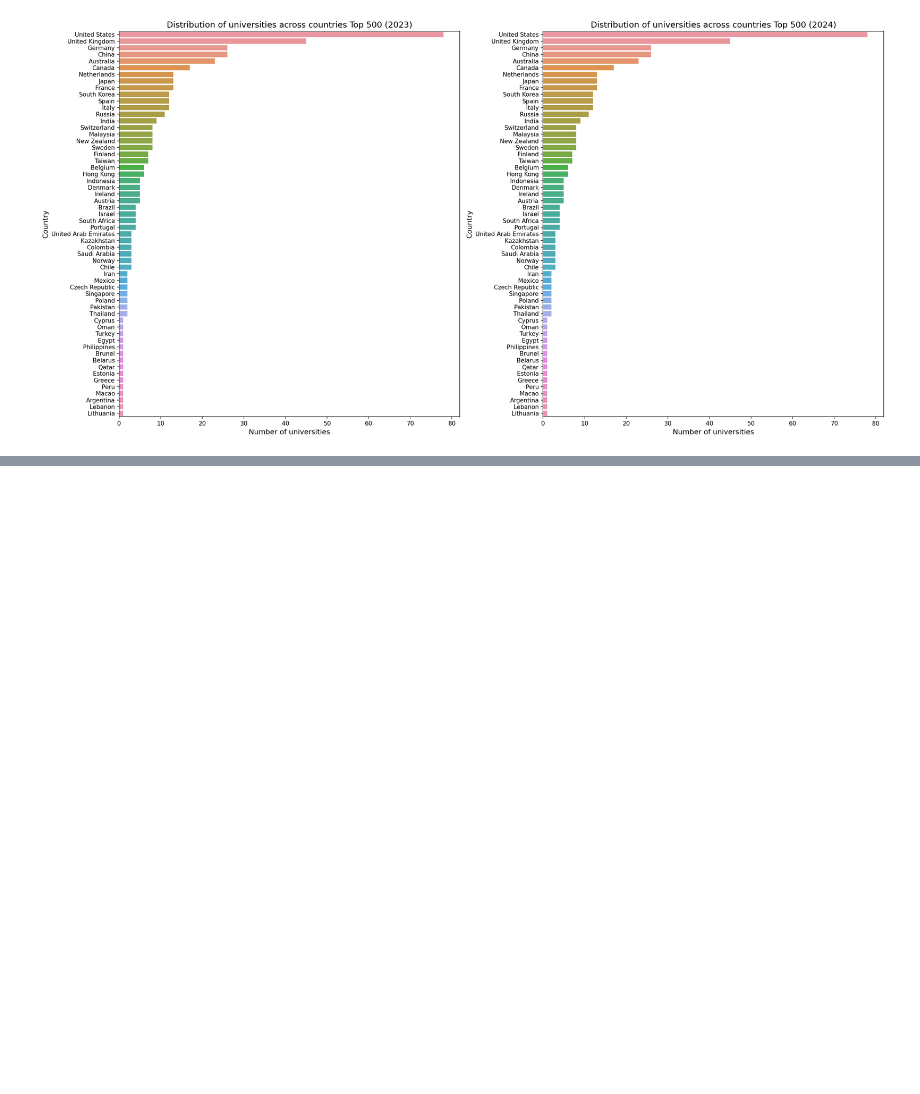
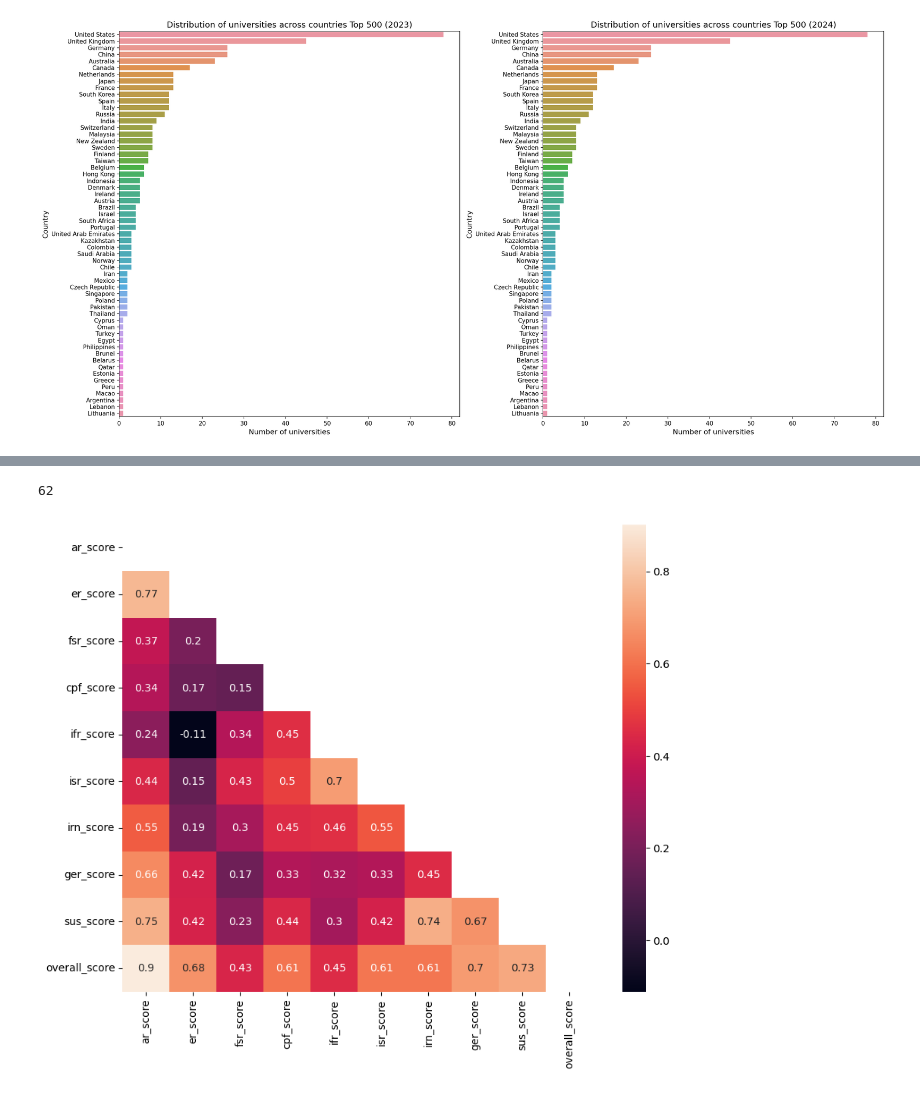
Before and after one commit to FabianaMFZ/EDA-and-Visualization-of-QS-World-University-Rankings, a Jupyter notebook: Project2_academic_performance.ipynb, the cells around one changed output, grey strips where cells are left out. Drawn from its saved outputs; the diff is of its cells as text; code cells hidden in the pictures; blank space fills up the shorter version.

```diff
--- a/Project2_academic_performance.ipynb
+++ b/Project2_academic_performance.ipynb
@@ -946,0 +1233,22 @@ plt.show()
+# %%
+df_aggregated.value_counts('location').sum()
+# There are 62 countries in the top 500 2024_rank
+# %% [output]
+62
+# %%
+correlations_matrix = df_aggregated.drop(['location', 'population_estimates',
+           'population_medium', 'gdp_per_capita', 'human_development_index',
+           'population_in_poverty', 'gini_coefficient', 'learning-adjusted_years_of_school',
+           'literacy_estimates', 'inequality_in_education', 'historical_and_more_recent_expenditure_estimates',
+           'research_and_development_expenditure_(%_of_gdp)', 'researchers_in_r&d_(per_million_people)',
+           'scientific_and_technical_journal_articles'], axis=1).corr()
+
+mask = np.zeros_like(correlations_matrix)
+mask[np.triu_indices_from(mask)] = True
+fig, ax = plt.subplots(figsize=(10, 8))
+ax = sns.heatmap(correlations_matrix, mask=mask, annot=True)
+plt.show()
+
+# AR - Academic Reputation, is the score more closely correlated to the countries' maximum score
+# %% [output]
+[figure, added]
```
Also changed, not shown: parts of 24 cells of this notebook, 1 other file.
